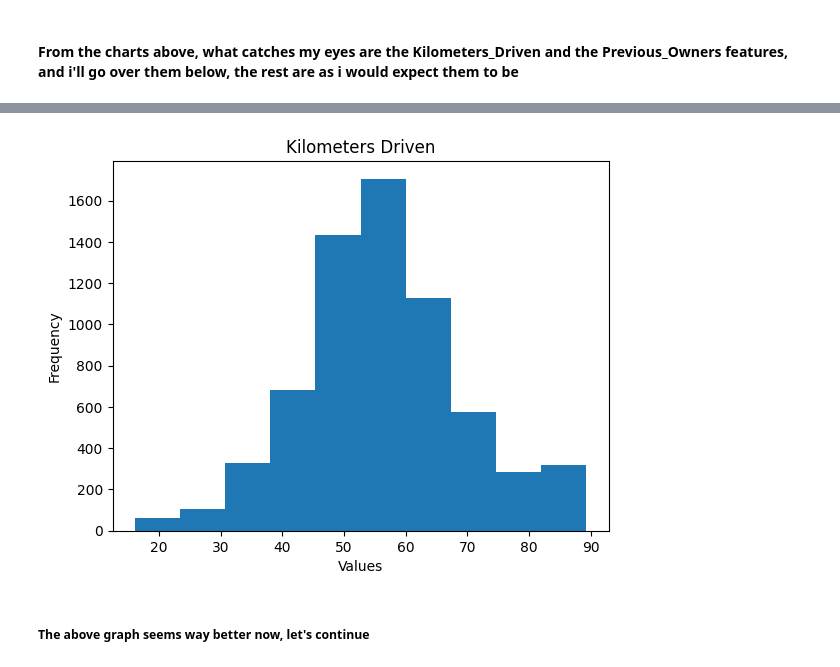
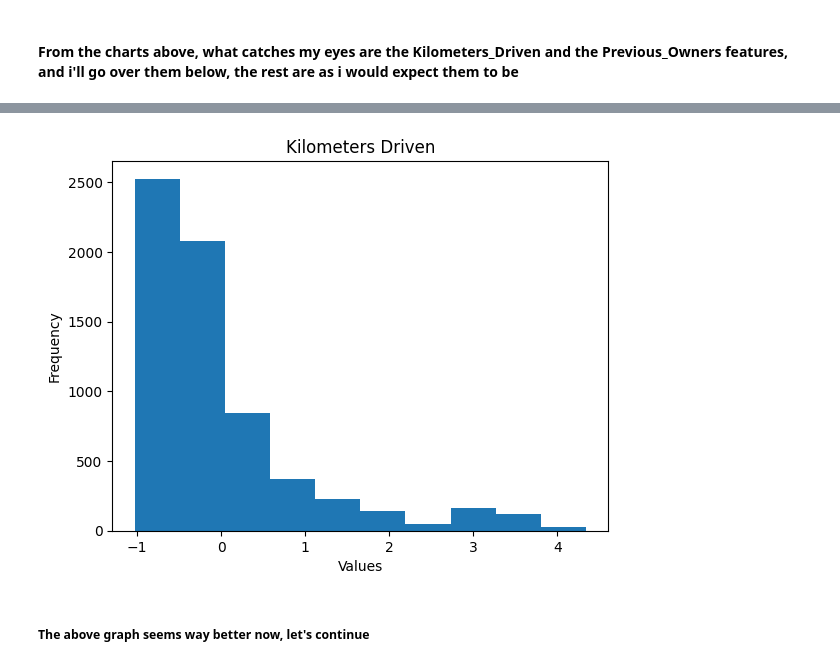
Before and after one commit to iMohammadSawalha/car-price-prediction-ml, a Jupyter notebook: feature_analysis.ipynb, the cells around one changed output, grey strips where cells are left out. Saved outputs shown, nothing was run; the diff lists cells and outputs as text; code cells hidden in the pictures.

Commit message:
Finished the feature engineering and tested the models and rested on the 'kNN Algorithm Model'

```diff
--- a/feature_analysis.ipynb
+++ b/feature_analysis.ipynb
@@ -135,0 +157,9 @@ df = df.drop(df[df["Model"].isna()].index)
+# %%
+arabic_numbers = '٠١٢٣٤٥٦٧٨٩'
+english_numbers = '0123456789'
+translate_arabic_numbers = str.maketrans(arabic_numbers, english_numbers)
+df["Model"] = df["Model"].str.translate(translate_arabic_numbers)
+# %%
+df["Model_Is_Year"] =  df["Model"] == df["Year"].astype("string")
+df = df[df['Model_Is_Year'] != True]
+df = df.drop(columns=["Model_Is_Year"]).reset_index(drop=True)
@@ -436,13 +487,18 @@ Previous_Owners
 # %%
-l, optimal_lambda = stats.boxcox(np.array(df['Kilometers_Driven']))
+# l, optimal_lambda = stats.boxcox(np.array(df['Kilometers_Driven']))
+# df['Kilometers_Driven_Lambda_Optimal'] = stats.boxcox(df['Kilometers_Driven'], lmbda=optimal_lambda)
 
-df['Kilometers_Driven_Lambda_Optimal'] = stats.boxcox(df['Kilometers_Driven'], lmbda=optimal_lambda)
+df['Kilometers_Driven_ZScore'] = stats.zscore(df['Kilometers_Driven'])
 
-df['Kilometers_Driven_Lambda_Optimal'].plot(kind="hist",title="Kilometers Driven",xlabel="Values")
+mean_kilometers_driven = df['Kilometers_Driven_ZScore'].mean()
+std_kilometers_driven = df['Kilometers_Driven_ZScore'].std()
+
+
+df['Kilometers_Driven_ZScore'].plot(kind="hist",title="Kilometers Driven",xlabel="Values")
 
 plt.show()
 # %% [output]
-[figure, old version]
+[figure, new version]
 # %% [markdown]
 ##### The above graph seems way better now, let's continue
 # %% [markdown]
```
Also changed, not shown: parts of 16 cells of this notebook, 2 other files.
